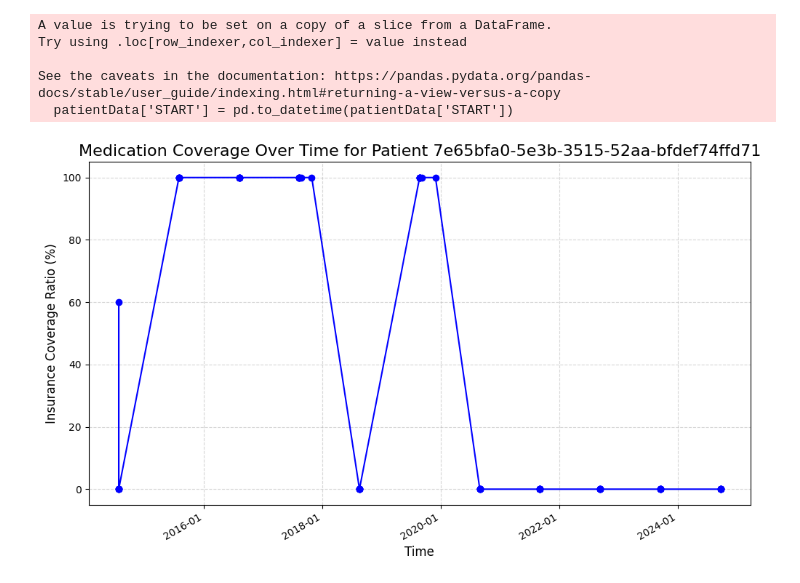
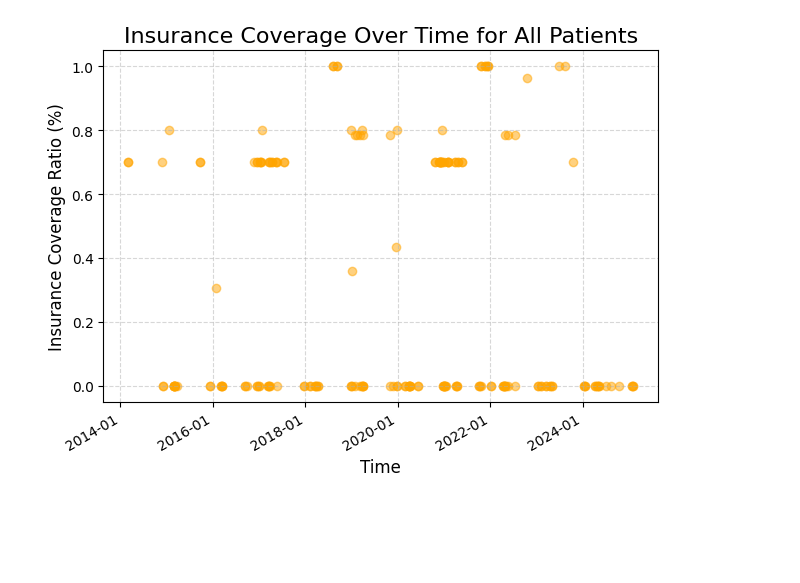
Before and after one commit to macdeath-AA/Patient-Health-Journey, a Jupyter notebook: code/analysis.ipynb, the cells around one changed output. Cells and saved outputs as stored; diff of their text form; code cells hidden in the pictures; blank space fills up the shorter version.

Commit message:
insurance coverage over time for each patient

```diff
--- a/code/analysis.ipynb
+++ b/code/analysis.ipynb
@@ -12,6 +12,6 @@ alldata.drop(columns=['REASONCODE', 'REASONDESCRIPTION'], inplace= True)
 #analysis
 
 #financial analysis
-alldata['COVERAGE_RATIO'] = (alldata['PAYER_COVERAGE']/ alldata['BASE_COST'])*100
+alldata['COVERAGE_RATIO'] = (alldata['PAYER_COVERAGE']/ alldata['BASE_COST'])
 
-alldata.columns
+alldata.head(10)
@@ -81,16 +93,13 @@ plt.show()
 # %%
 #finding all the instances of 1 patient (brute force)
 
-patientID = '7e65bfa0-5e3b-3515-52aa-bfdef74ffd71'
-patientData = alldata[alldata['PATIENT'] == patientID]
+# patientID = '7e65bfa0-5e3b-3515-52aa-bfdef74ffd71'
+# patientData = alldata[alldata['PATIENT'] == patientID]
 
-patientData
+# patientData
 # %%
-import matplotlib.pyplot as plt
-import matplotlib.dates as mdates
-import pandas as pd
 
-# Make sure 'START' is in datetime format
+
 patientData['START'] = pd.to_datetime(patientData['START'])
 
 # Plotting
@@ -114,10 +123,3 @@ plt.grid(True, linestyle='--', alpha=0.5)
 plt.tight_layout()
 plt.savefig('../plots/patient1Behaviour.png')
 plt.show()
-# %% [output]
-A value is trying to be set on a copy of a slice from a DataFrame.
-Try using .loc[row_indexer,col_indexer] = value instead
-
-See the caveats in the documentation: https://pandas.pydata.org/pandas-docs/stable/user_guide/indexing.html#returning-a-view-versus-a-copy
-  patientData['START'] = pd.to_datetime(patientData['START'])
-[figure, removed]
@@ -123,0 +156,31 @@ See the caveats in the documentation: https://pandas.pydata.org/pandas-docs/stab
+# %%
+import matplotlib.dates as mdates
+
+alldata['START'] = pd.to_datetime(alldata['START'])
+
+alldata = alldata[alldata['START'].dt.year >= 2000]
+alldata = alldata.sort_values(['PATIENT', 'START'])
+
+#Out of Pocket Expense
+alldata['OOP'] = alldata['TOTALCOST'] - (alldata['COVERAGE_RATIO'] * alldata['TOTALCOST'])
+
+maxOOP = alldata['OOP'].max()
+minOOP = alldata['OOP'].min()
+
+alldata['NORMAL_OOP'] = (alldata['OOP'] - minOOP)/ (maxOOP - minOOP)
+
+plt.figure()
+
+for patientID, patient_df in alldata[:200].groupby('PATIENT'):
+    plt.scatter(patient_df['START'], patient_df['COVERAGE_RATIO'], alpha=0.5, linewidth=1, color = 'orange')
+
+plt.gca().xaxis.set_major_formatter(mdates.DateFormatter('%Y-%m'))
+plt.gcf().autofmt_xdate()
+plt.title("Insurance Coverage Over Time for All Patients", fontsize=16)
+plt.xlabel("Time", fontsize=12)
+plt.ylabel("Insurance Coverage Ratio (%)", fontsize=12)
+plt.grid(True, linestyle='--', alpha=0.5)
+plt.tight_layout()
+plt.show()
+# %% [output]
+[figure, added]
```
Also changed, not shown: parts of 2 cells of this notebook.
